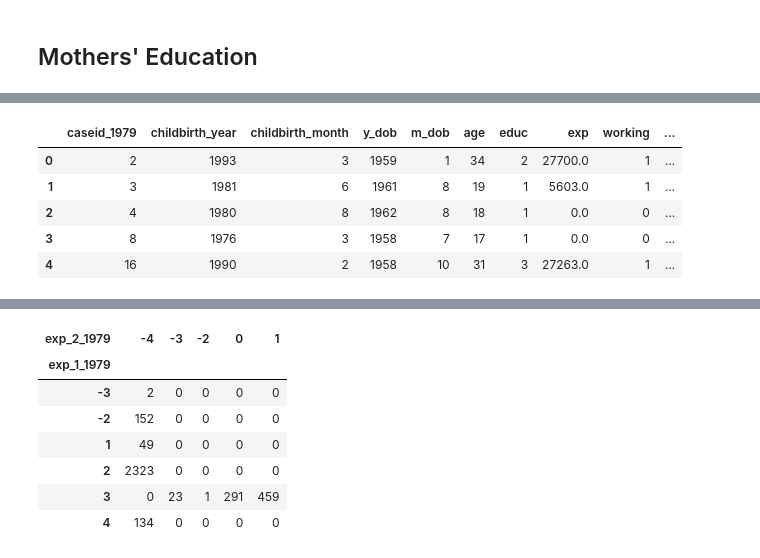
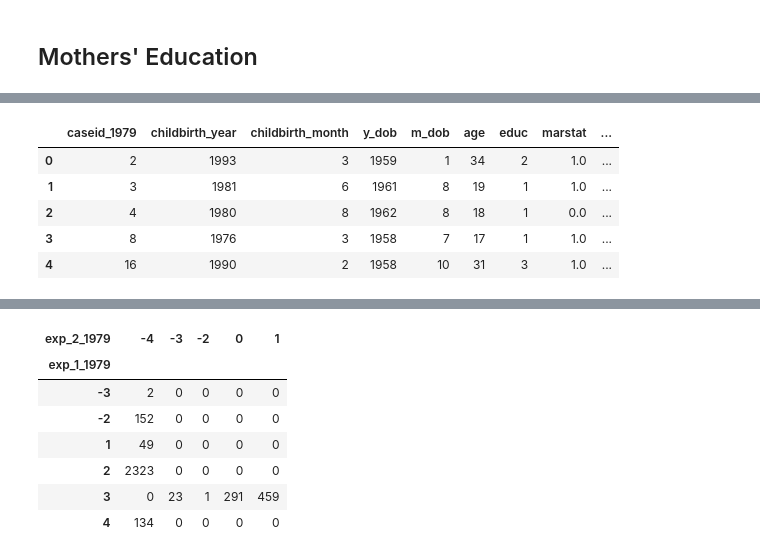
Before and after one commit to jolynn/Optout, a Jupyter notebook: 3IV_construction.ipynb, the cells around one changed output, grey strips where cells are left out. Saved outputs shown, nothing was run; the diff lists cells and outputs as text; code cells hidden in the pictures.

```diff
--- a/3IV_construction.ipynb
+++ b/3IV_construction.ipynb
@@ -1451,0 +1463,3 @@ remove_border()
+# %%
+merged = iv_df.merge(mother_df, on='caseid_1979')
+merged.fam_7_1979.unique()
@@ -1451,0 +1503,17 @@ remove_border()
+# %%
+def mom_worked(row):
+    """
+    Return whether mother figure (mother/stepmother) worked when R was at age 14.
+    """
+
+    if row['has_mom']:
+        if row['fam_9_1979'] == 1:
+            return 1
+        elif row['fam_9_1979'] == 0:
+            return 0
+    else:
+        return 2 # no mother figure
+    return None # catch missing
+
+merged['mom_worked'] = merged.apply(mom_worked, axis=1)
+merged.head()
@@ -1477,44 +1559,50 @@ Name: hgc_mother_1979, dtype: int64
 # %%
-def get_ma_educ(i):
+def get_ma_educ(row):
     """
-    Given respondent i, return highest grade achieved by R's mother.
-    If R never knew mother, code ma educ to -4, but not missing.
+    Given respondent data row, return highest grade achieved by R's mother.
+
+    If R had no mother figure, code ma educ to category, not missing.
     If R knew mother and invalid ma educ, set to missing.
 
-    Then recode mother's education into categories
-    only two respondents had -4, code them to category 1
+    Value scheme:
+    0 - no mother figure
+    1 - less than high school
+    2 - high school
+    3 - some college
+    4 - college
+    5 - higher than college
     """
 
-    g = parents_df[parents_df.caseid_1979==i].iloc[0]['hgc_mother_1979']
+    if row['has_mom']:
+        g = row['hgc_mother_1979'] # grade
 
-    if g >= 0 and g<12:
-        return 1
+        if g >= 0 and g<12:
+            return 1
 
-    elif g==12:
-        return 2
+        elif g==12:
+            return 2
 
-    elif (g>12 and g<16):
-        return 3
+        elif (g>12 and g<16):
+            return 3
 
-    elif g==16:
-        return 4
+        elif g==16:
+            return 4
 
-    elif (g>16 and g<95):
-        return 5
-
-    elif g==-4: # never knew mother
-        return 1
+        elif (g>16 and g<95):
+            return 5
 
     else:
-        return None
+        return 0 # no mother figure
+
+    return None # capture missing
 
 
-iv_df['ma_educ'] = iv_df.caseid_1979.map(get_ma_educ)
-iv_df.head()
+merged['mom_educ'] = merged.apply(get_ma_educ, axis=1)
+merged.head()
 # %% [output]
-|  | caseid_1979 | childbirth_year | childbirth_month | y_dob | m_dob | age | educ | exp | working | ... |
-| 0 | 2 | 1993 | 3 | 1959 | 1 | 34 | 2 | 27700.0 | 1 | ... |
-| 1 | 3 | 1981 | 6 | 1961 | 8 | 19 | 1 | 5603.0 | 1 | ... |
-| 2 | 4 | 1980 | 8 | 1962 | 8 | 18 | 1 | 0.0 | 0 | ... |
-| 3 | 8 | 1976 | 3 | 1958 | 7 | 17 | 1 | 0.0 | 0 | ... |
-| 4 | 16 | 1990 | 2 | 1958 | 10 | 31 | 3 | 27263.0 | 1 | ... |
+|  | caseid_1979 | childbirth_year | childbirth_month | y_dob | m_dob | age | educ | marstat | ... |
+| 0 | 2 | 1993 | 3 | 1959 | 1 | 34 | 2 | 1.0 | ... |
+| 1 | 3 | 1981 | 6 | 1961 | 8 | 19 | 1 | 1.0 | ... |
+| 2 | 4 | 1980 | 8 | 1962 | 8 | 18 | 1 | 0.0 | ... |
+| 3 | 8 | 1976 | 3 | 1958 | 7 | 17 | 1 | 1.0 | ... |
+| 4 | 16 | 1990 | 2 | 1958 | 10 | 31 | 3 | 1.0 | ... |
```
Also changed, not shown: parts of 53 cells of this notebook.
